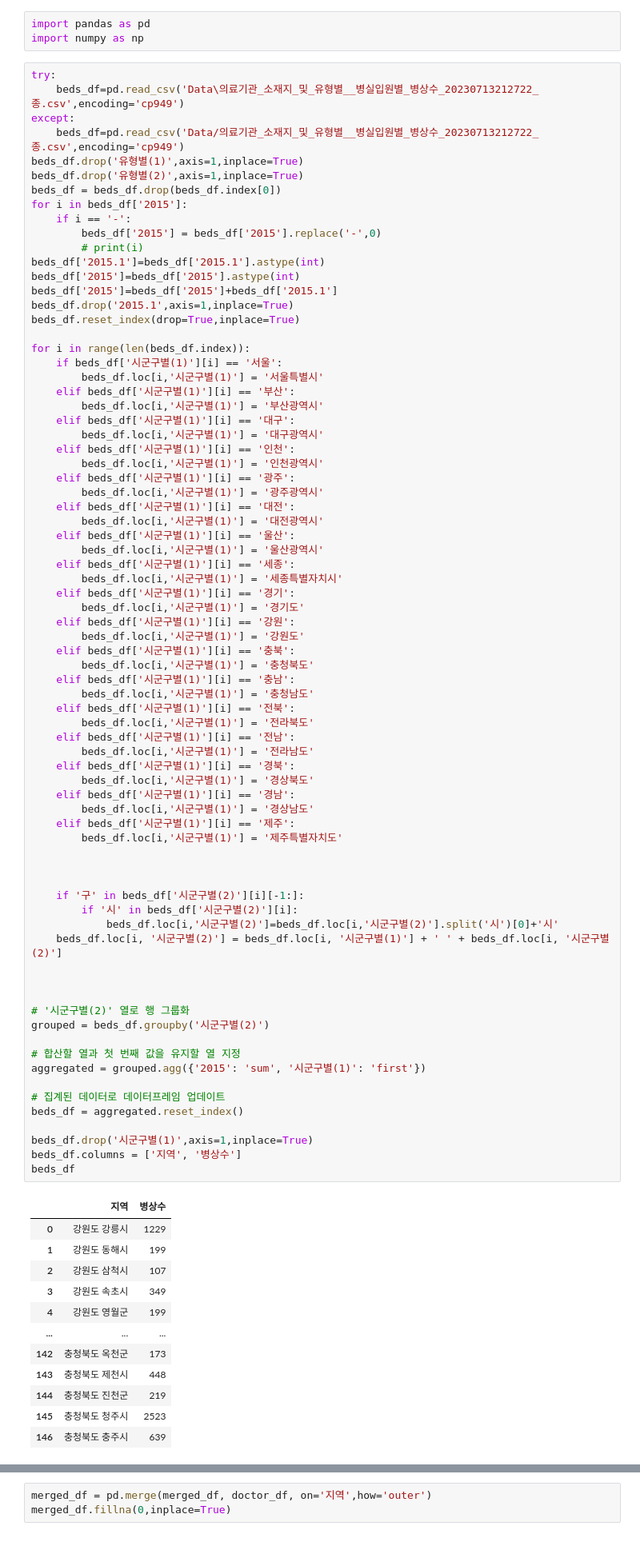
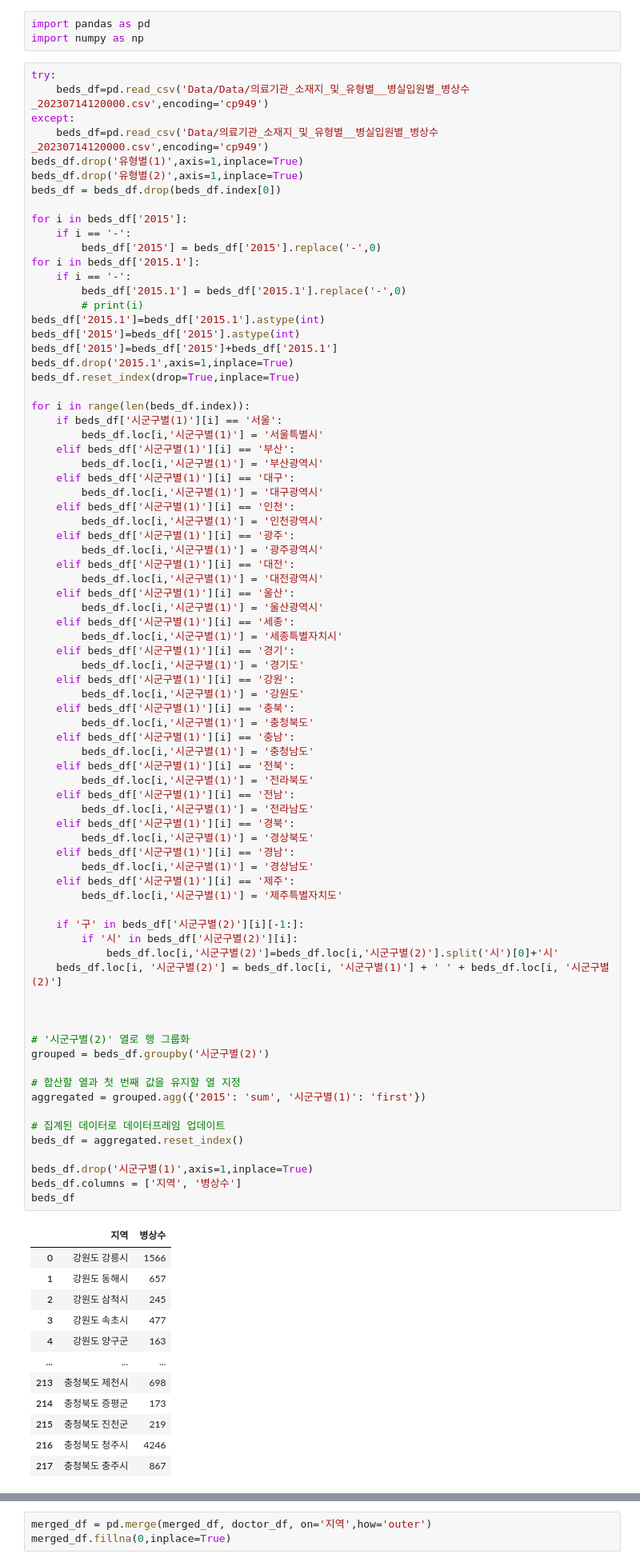
Before and after one commit to cav2280/dcx-final, a Jupyter notebook: main-상관관계 분석 추가.ipynb, the cells around one changed output, grey strips where cells are left out. Shown: that part at 80% size. Drawn from its saved outputs; the diff is of its cells as text.

```diff
--- a/main-상관관계 분석 추가.ipynb
+++ b/main-상관관계 분석 추가.ipynb
@@ -3,15 +3,19 @@ import pandas as pd
 import numpy as np
 # %%
 try:
-    beds_df=pd.read_csv('Data\의료기관_소재지_및_유형별__병실입원별_병상수_20230713212722_종.csv',encoding='cp949')
+    beds_df=pd.read_csv('Data/Data/의료기관_소재지_및_유형별__병실입원별_병상수_20230714120000.csv',encoding='cp949')
 except:
-    beds_df=pd.read_csv('Data/의료기관_소재지_및_유형별__병실입원별_병상수_20230713212722_종.csv',encoding='cp949')
+    beds_df=pd.read_csv('Data/의료기관_소재지_및_유형별__병실입원별_병상수_20230714120000.csv',encoding='cp949')
 beds_df.drop('유형별(1)',axis=1,inplace=True)
 beds_df.drop('유형별(2)',axis=1,inplace=True)
 beds_df = beds_df.drop(beds_df.index[0])
+
 for i in beds_df['2015']:
     if i == '-':
         beds_df['2015'] = beds_df['2015'].replace('-',0)
+for i in beds_df['2015.1']:
+    if i == '-':
+        beds_df['2015.1'] = beds_df['2015.1'].replace('-',0)
         # print(i)
 beds_df['2015.1']=beds_df['2015.1'].astype(int)
 beds_df['2015']=beds_df['2015'].astype(int)
@@ -49,43 +53,41 @@ for i in range(len(beds_df.index)):
     elif beds_df['시군구별(1)'][i] == '전남':
         beds_df.loc[i,'시군구별(1)'] = '전라남도'
     elif beds_df['시군구별(1)'][i] == '경북':
         beds_df.loc[i,'시군구별(1)'] = '경상북도'
     elif beds_df['시군구별(1)'][i] == '경남':
         beds_df.loc[i,'시군구별(1)'] = '경상남도'
     elif beds_df['시군구별(1)'][i] == '제주':
         beds_df.loc[i,'시군구별(1)'] = '제주특별자치도'
 
-
-
     if '구' in beds_df['시군구별(2)'][i][-1:]:
         if '시' in beds_df['시군구별(2)'][i]:
             beds_df.loc[i,'시군구별(2)']=beds_df.loc[i,'시군구별(2)'].split('시')[0]+'시'
     beds_df.loc[i, '시군구별(2)'] = beds_df.loc[i, '시군구별(1)'] + ' ' + beds_df.loc[i, '시군구별(2)']
 
 
 
 # '시군구별(2)' 열로 행 그룹화
 grouped = beds_df.groupby('시군구별(2)')
 
 # 합산할 열과 첫 번째 값을 유지할 열 지정
 aggregated = grouped.agg({'2015': 'sum', '시군구별(1)': 'first'})
 
 # 집계된 데이터로 데이터프레임 업데이트
 beds_df = aggregated.reset_index()
 
 beds_df.drop('시군구별(1)',axis=1,inplace=True)
 beds_df.columns = ['지역', '병상수']
 beds_df
 # %% [output]
 |  | 지역 | 병상수 |
-| 0 | 강원도 강릉시 | 1229 |
-| 1 | 강원도 동해시 | 199 |
-| 2 | 강원도 삼척시 | 107 |
-| 3 | 강원도 속초시 | 349 |
-| 4 | 강원도 영월군 | 199 |
+| 0 | 강원도 강릉시 | 1566 |
+| 1 | 강원도 동해시 | 657 |
+| 2 | 강원도 삼척시 | 245 |
+| 3 | 강원도 속초시 | 477 |
+| 4 | 강원도 양구군 | 163 |
 | ... | ... | ... |
-| 142 | 충청북도 옥천군 | 173 |
-| 143 | 충청북도 제천시 | 448 |
-| 144 | 충청북도 진천군 | 219 |
-| 145 | 충청북도 청주시 | 2523 |
-| 146 | 충청북도 충주시 | 639 |
+| 213 | 충청북도 제천시 | 698 |
+| 214 | 충청북도 증평군 | 173 |
+| 215 | 충청북도 진천군 | 219 |
+| 216 | 충청북도 청주시 | 4246 |
+| 217 | 충청북도 충주시 | 867 |
```
Also changed, not shown: parts of 16 cells of this notebook, 2 other files.
